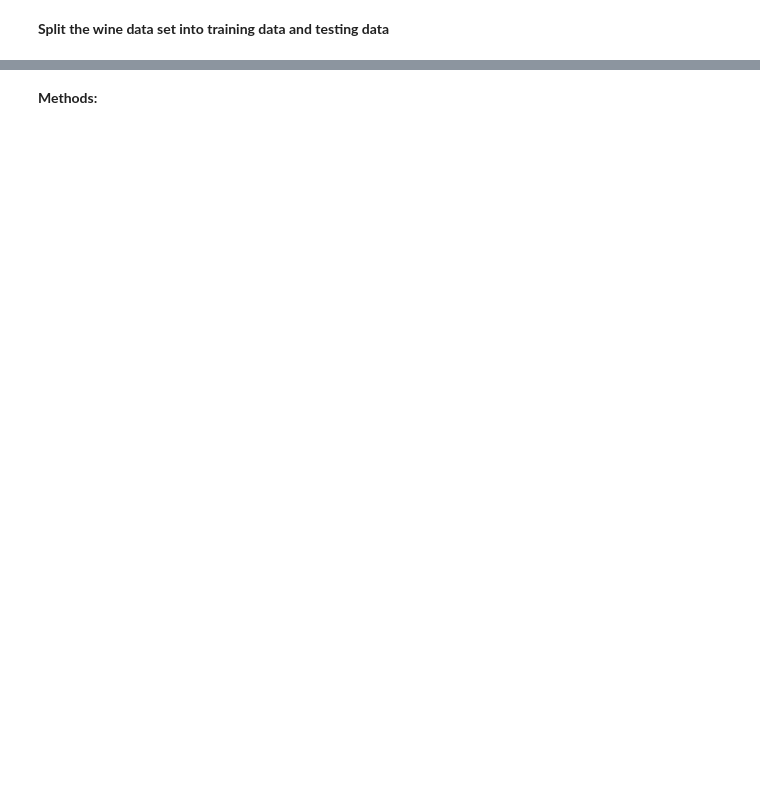
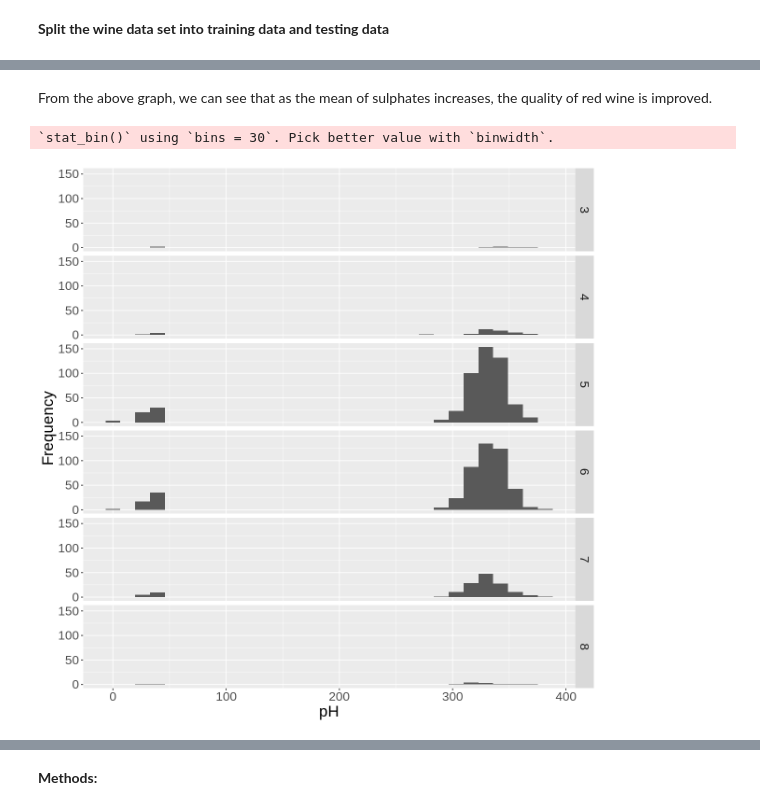
Before and after one commit to yizhangl/DSCI100-project, a Jupyter notebook: proposal.ipynb, the cells around one changed output, grey strips where cells are left out. Cells and saved outputs as stored; diff of their text form; code cells hidden in the pictures; blank space fills up the shorter version.

```diff
--- a/proposal.ipynb
+++ b/proposal.ipynb
@@ -253,0 +208,17 @@ all_wine_plot
+# %% [markdown]
+From the above graph, we can see that as the mean of sulphates increases, the quality of red wine is improved.
+# %%
+options(repr.plot.height = 10, repr.plot.width = 10)
+
+wine_plot_PH <- wine_train %>%
+   ggplot(aes(x = pH)) +
+   geom_histogram(position = "identity") +
+   facet_grid(factor(quality) ~. ) +
+   xlab("pH") +
+   ylab("Frequency") +
+   theme(text = element_text(size=20))
+
+wine_plot_PH
+# %% [output]
+`stat_bin()` using `bins = 30`. Pick better value with `binwidth`.
+[figure, added]
```
Also changed, not shown: parts of 19 cells of this notebook.
